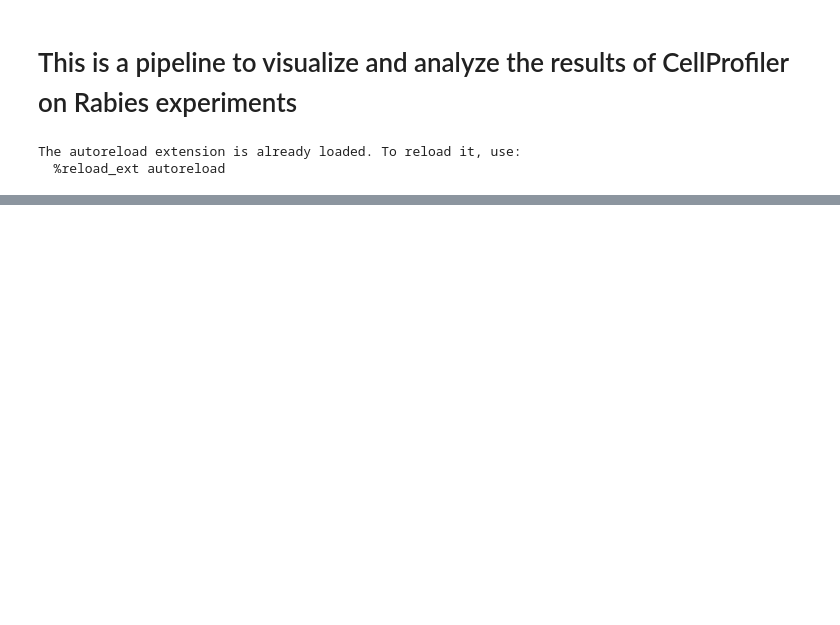
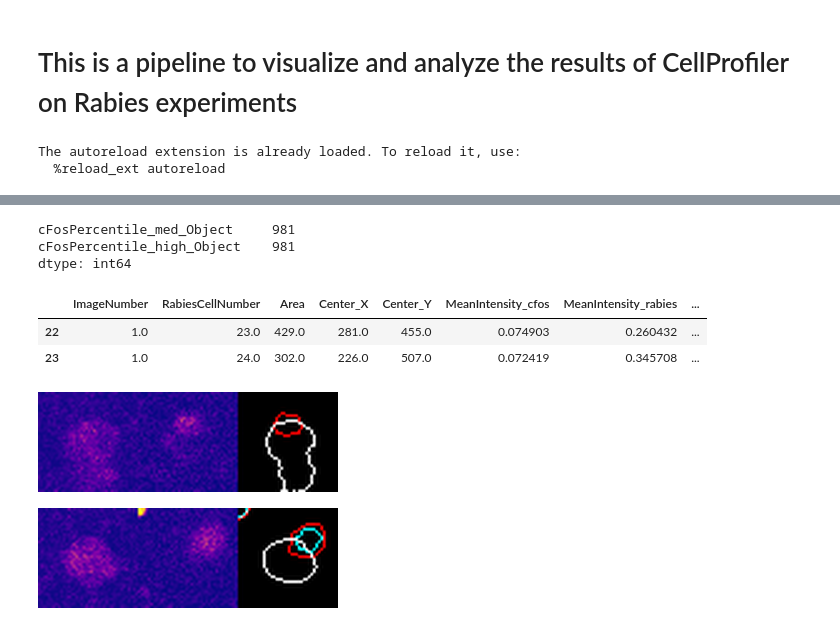
Before and after one commit to HernandoMV/CellProfiler_AnalysisPipelines, a Jupyter notebook: RabiesQuantification_CellProfiler_Analysis.ipynb, the cells around one changed output, grey strips where cells are left out. Drawn from its saved outputs; the diff is of its cells as text; code cells hidden in the pictures; blank space fills up the shorter version.

```diff
--- a/RabiesQuantification_CellProfiler_Analysis.ipynb
+++ b/RabiesQuantification_CellProfiler_Analysis.ipynb
@@ -119,2 +139,23 @@ for counter,i in enumerate(IdxToPlot): # make random without reinsertion
+# %%
+RabiesData[['cFosPercentile_med_Object', 'cFosPercentile_high_Object']].apply(len)
+# %% [output]
+cFosPercentile_med_Object     981
+cFosPercentile_high_Object    981
+dtype: int64
+# %%
+RabiesDataSF[np.logical_and(RabiesDataSF['ImageNumber']==1, np.logical_or(
+                            RabiesDataSF['RabiesCellNumber']==23, RabiesDataSF['RabiesCellNumber']==24))]
+# %% [output]
+|  | ImageNumber | RabiesCellNumber | Area | Center_X | Center_Y | MeanIntensity_cfos | MeanIntensity_rabies | ... |
+| 22 | 1.0 | 23.0 | 429.0 | 281.0 | 455.0 | 0.074903 | 0.260432 | ... |
+| 23 | 1.0 | 24.0 | 302.0 | 226.0 | 507.0 | 0.072419 | 0.345708 | ... |
+# %%
+plot_utils.plotRabiesCell(RabiesData.iloc[22], Data_path, window=20, lut='plasma')
+# %% [output]
+[figure, added]
+# %%
+plot_utils.plotRabiesCell(RabiesData.iloc[23], Data_path, window=20, lut='plasma')
+# %% [output]
+[figure, added]
 # %%
 # Check and maybe filter different parameters
```
Also changed, not shown: parts of 4 cells of this notebook, 4 other files.
